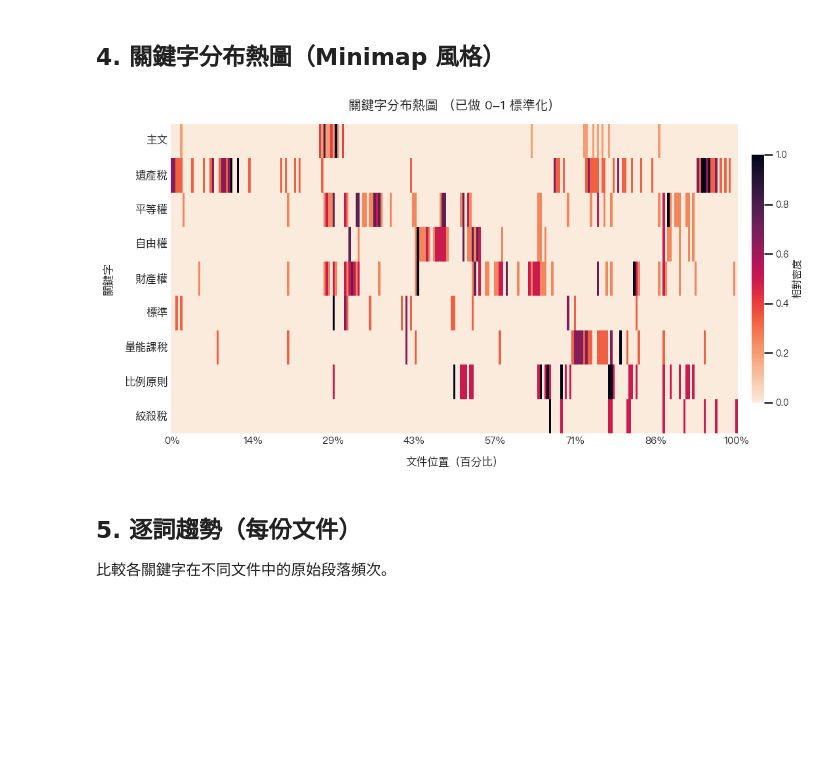
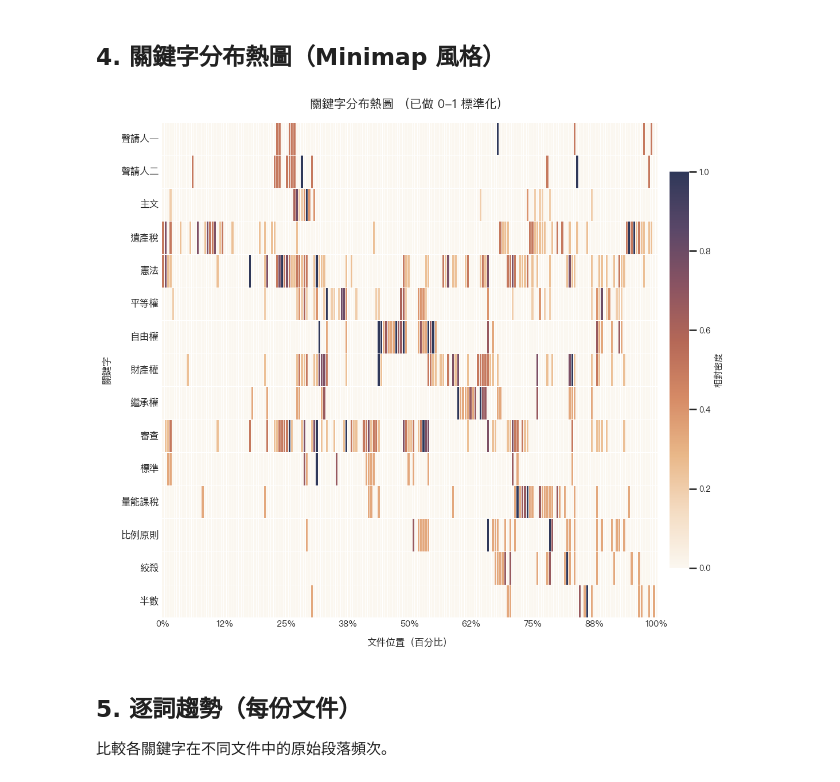
Before and after one commit to mt019/1141_Tax_Ko, a Jupyter notebook: notebooks/keyword_minimap.ipynb, the cells around one changed output. Saved outputs shown, nothing was run; the diff lists cells and outputs as text; code cells hidden in the pictures; blank space fills up the shorter version.

```diff
--- a/notebooks/keyword_minimap.ipynb
+++ b/notebooks/keyword_minimap.ipynb
@@ -111,22 +103,31 @@ plt.rcParams['axes.unicode_minus'] = False
 # 將 text_path 設為特定檔案路徑；若設為 None 則會自動尋找相對應檔案
 text_path = None
 keywords = [
+    '聲請人一',
+    '聲請人二',
     '主文',
     '遺產稅',
+    '憲法',
     '平等權',
     '自由權',
     '財產權',
+    '繼承權',
+    '審查',
     '標準',
     '量能課稅',
     '比例原則',
-    '絞殺稅',
+    '絞殺',
+    '半數'
 ]
 
 # 分段數量；200~400 會有不錯的解析度，也視文本長度調整
-n_segments = 250
+n_segments = 200
 
 # 是否將每個關鍵字的出現次數做 0~1 的標準化，方便比較不同頻率的字
 normalize_per_keyword = True
+
+# 是否在熱圖上繪製白色網格線
+heatmap_show_grid = True
 
 # # 額外比較的文本路徑，可為絕對或相對路徑。
 # comparison_paths = [
@@ -135,7 +136,7 @@ normalize_per_keyword = True
 
 # 額外比較的文本路徑，可為絕對或相對路徑。留空則僅分析主要文本。
 comparison_paths = [
-    # Path('mkdocs/My_Notes/113憲判字11號判決/法官學院講初稿.md'),
+    Path('mkdocs/My_Notes/113憲判字11號判決/法官學院講初稿.md'),
 ]
 # %% [markdown]
 ## 2. 載入文本並切割成可視化片段
@@ -289,44 +298,56 @@ segment_index = pd.Index(range(1, len(segments) + 1), name='segment')
 # %% [markdown]
 ## 4. 關鍵字分布熱圖（Minimap 風格）
 # %%
+turner_cmap = LinearSegmentedColormap.from_list(
+    'turner_soft',
+    [
+        '#fbf7f0', '#f4dcc2', '#e9b788', '#d68b66',
+        '#b56857', '#8a5362', '#5a4768', '#2f3859'
+    ]
+)
+
 if 'viz_array' not in globals():
     viz_array = prepare_viz_array(counts_array)
 
 heatmap_df = pd.DataFrame(viz_array, index=keywords, columns=range(len(segments)))
-fig_height = max(3, 0.55 * len(keywords) + 1.2)
+fig_height = max(3.2, 0.58 * len(keywords) + 1.4)
 fig, ax = plt.subplots(figsize=(12, fig_height))
 sns.heatmap(
     heatmap_df,
     ax=ax,
-    cmap='rocket_r',
+    cmap=turner_cmap,
     cbar=True,
     cbar_kws={'pad': 0.02, 'shrink': 0.8},
     xticklabels=False,
     yticklabels=keywords,
-    linewidths=0,
-    square=False
+    linewidths=0.6 if heatmap_show_grid else 0,
+    linecolor='white' if heatmap_show_grid else None,
+    square=False,
+    vmin=0,
+    vmax=heatmap_df.values.max() if not normalize_per_keyword else 1
 )
-tick_count = min(8, len(segments)) if len(segments) > 1 else 1
+tick_count = min(9, len(segments)) if len(segments) > 1 else 1
 positions = np.linspace(0, len(segments) - 1, num=tick_count)
 labels = [f'{p:.0f}%' for p in np.linspace(0, 100, num=tick_count)] if tick_count > 1 else ['0%']
 ax.set_xticks(positions + 0.5)
 ax.set_xticklabels(labels, rotation=0, ha='center', fontsize=11)
 ax.set_yticklabels(keywords, fontsize=12)
 ax.set_xlabel('文件位置（百分比）', fontsize=12, labelpad=12)
 ax.set_ylabel('關鍵字', fontsize=12, labelpad=12)
 title_suffix = '（已做 0-1 標準化）' if normalize_per_keyword else '（實際出現次數）'
-ax.set_title(f'關鍵字分布熱圖 {title_suffix}', fontsize=14, pad=16)
+ax.set_title(f'關鍵字分布熱圖 {title_suffix}', fontsize=15, pad=18)
+ax.set_facecolor('#fdfbf7')
 for spine in ax.spines.values():
     spine.set_visible(False)
 cbar = ax.collections[0].colorbar
 cbar_label = '相對密度' if normalize_per_keyword else '出現次數'
 cbar.set_label(cbar_label, fontsize=11)
 cbar.ax.tick_params(labelsize=10)
 ax.tick_params(axis='both', length=0)
 plt.tight_layout()
 plt.show()
 # %% [output]
-[figure, old version]
+[figure, new version]
 # %% [markdown]
 ## 5. 逐詞趨勢（每份文件）
 比較各關鍵字在不同文件中的原始段落頻次。
```
Also changed, not shown: parts of 7 cells of this notebook, 5 other files.
